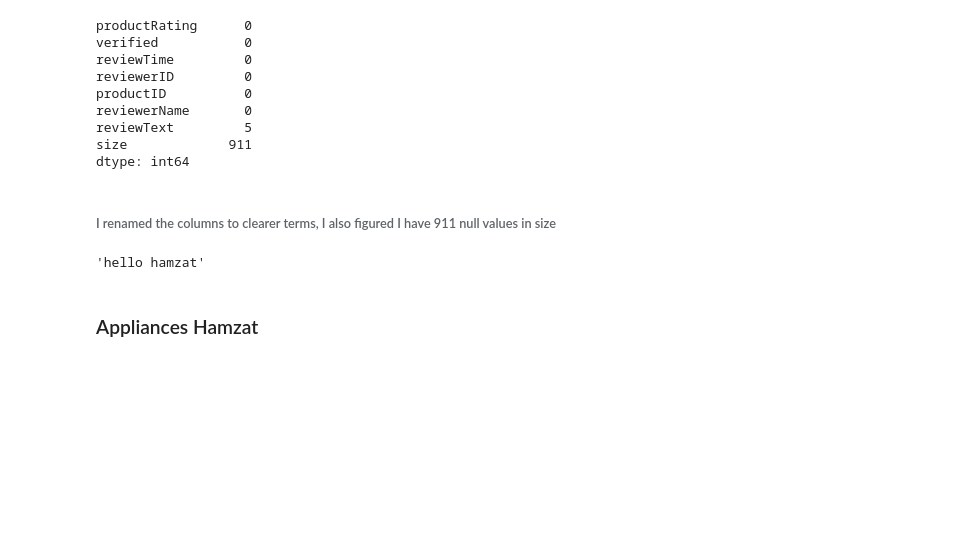
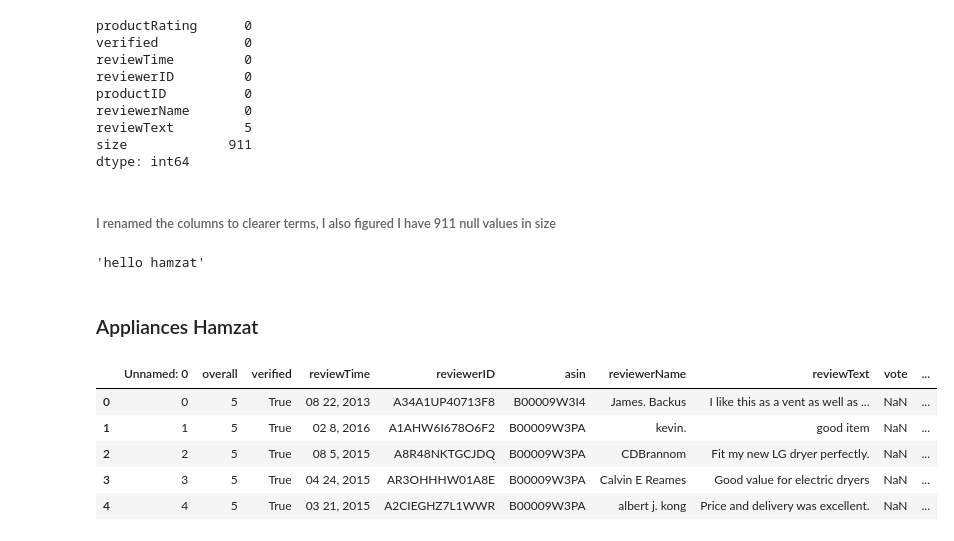
Before and after one commit to ahmadbashorun/AI6-amazon-reviews-EDA-project, a Jupyter notebook: Project (Amazon review).ipynb, the cells around one changed output. Saved outputs shown, nothing was run; the diff lists cells and outputs as text; code cells hidden in the pictures; blank space fills up the shorter version.

Commit message:
I created a dataframe

```diff
--- a/Project (Amazon review).ipynb
+++ b/Project (Amazon review).ipynb
@@ -286,3 +286,14 @@ dtype: int64
 'hello hamzat'
 # %% [markdown]
 ### Appliances Hamzat
+# %%
+appliances_df = pd.read_csv("appliances.csv")
+# %%
+appliances_df.head()
+# %% [output]
+|  | Unnamed: 0 | overall | verified | reviewTime | reviewerID | asin | reviewerName | reviewText | vote | ... |
+| 0 | 0 | 5 | True | 08 22, 2013 | A34A1UP40713F8 | B00009W3I4 | James. Backus | I like this as a vent as well as ... | NaN | ... |
+| 1 | 1 | 5 | True | 02 8, 2016 | A1AHW6I678O6F2 | B00009W3PA | kevin. | good item | NaN | ... |
+| 2 | 2 | 5 | True | 08 5, 2015 | A8R48NKTGCJDQ | B00009W3PA | CDBrannom | Fit my new LG dryer perfectly. | NaN | ... |
+| 3 | 3 | 5 | True | 04 24, 2015 | AR3OHHHW01A8E | B00009W3PA | Calvin E Reames | Good value for electric dryers | NaN | ... |
+| 4 | 4 | 5 | True | 03 21, 2015 | A2CIEGHZ7L1WWR | B00009W3PA | albert j. kong | Price and delivery was excellent. | NaN | ... |
```
